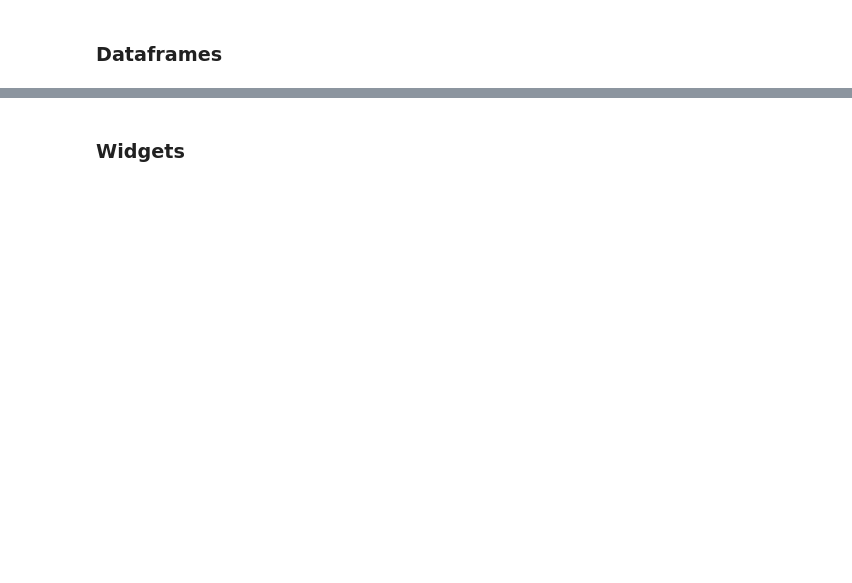
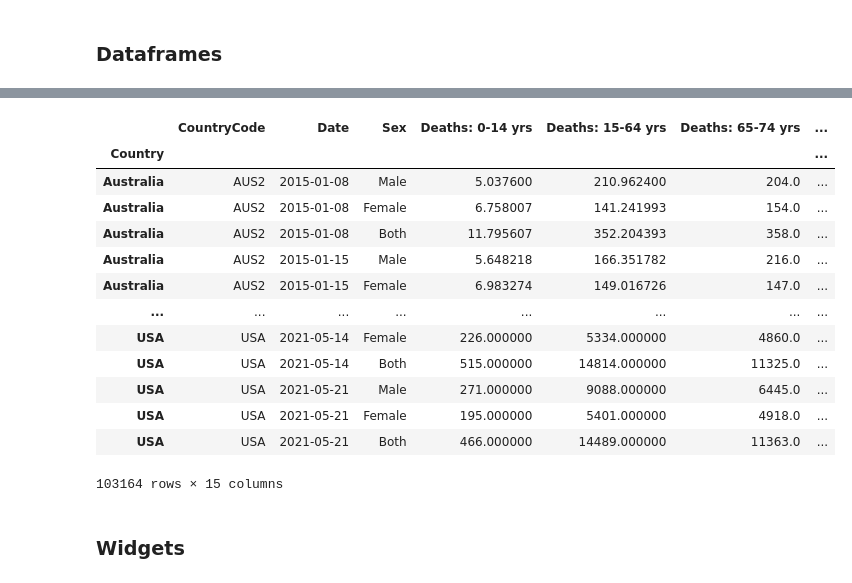
Before and after one commit to glensven/Country_Mortality_Analysis, a Jupyter notebook: Jesus/Panel_Testing_GS.ipynb, the cells around one changed output, grey strips where cells are left out. Saved outputs shown, nothing was run; the diff lists cells and outputs as text; code cells hidden in the pictures; blank space fills up the shorter version.

```diff
--- a/Jesus/Panel_Testing_GS.ipynb
+++ b/Jesus/Panel_Testing_GS.ipynb
@@ -92,21 +90,36 @@ mortality_data_dt_df
 | 103163 | USA | USA | 2021-05-21 | Both | 466.000000 | 14489.000000 | 11363.0 | ... |
 103164 rows × 16 columns
 # %%
-# Set the Country Code Columns as the index
+# Set the Country Columns as the index
 mortality_data_country_indexed = mortality_data_dt_df.set_index(mortality_data_dt_df['Country'])
 mortality_data_country_indexed.drop(columns=['Country'], inplace=True)
 mortality_data_country_indexed.columns = ['CountryCode', 'Date', 'Sex',
                                           'Deaths: 0-14 yrs',
                                           'Deaths: 15-64 yrs',
                                           'Deaths: 65-74 yrs',
                                           'Deaths: 75-84 yrs',
                                           'Deaths: 85+ yrs',
                                           'Deaths: Total',
                                           'Death Rate: 0-14 yrs',
                                           'Death Rate: 15-64 yrs',
                                           'Death Rate: 65-74 yrs',
                                           'Death Rate: 75-84 yrs',
                                           'Death Rate: 85+ yrs',
                                           'Death Rate: Total'
                                           ]
-# mortality_data_country_indexed
+mortality_data_country_indexed
+# %% [output]
+|  | CountryCode | Date | Sex | Deaths: 0-14 yrs | Deaths: 15-64 yrs | Deaths: 65-74 yrs | ... |
+| Country |  |  |  |  |  |  | ... |
+| Australia | AUS2 | 2015-01-08 | Male | 5.037600 | 210.962400 | 204.0 | ... |
+| Australia | AUS2 | 2015-01-08 | Female | 6.758007 | 141.241993 | 154.0 | ... |
+| Australia | AUS2 | 2015-01-08 | Both | 11.795607 | 352.204393 | 358.0 | ... |
+| Australia | AUS2 | 2015-01-15 | Male | 5.648218 | 166.351782 | 216.0 | ... |
+| Australia | AUS2 | 2015-01-15 | Female | 6.983274 | 149.016726 | 147.0 | ... |
+| ... | ... | ... | ... | ... | ... | ... | ... |
+| USA | USA | 2021-05-14 | Female | 226.000000 | 5334.000000 | 4860.0 | ... |
+| USA | USA | 2021-05-14 | Both | 515.000000 | 14814.000000 | 11325.0 | ... |
+| USA | USA | 2021-05-21 | Male | 271.000000 | 9088.000000 | 6445.0 | ... |
+| USA | USA | 2021-05-21 | Female | 195.000000 | 5401.000000 | 4918.0 | ... |
+| USA | USA | 2021-05-21 | Both | 466.000000 | 14489.000000 | 11363.0 | ... |
+103164 rows × 15 columns
```
Also changed, not shown: parts of 13 cells of this notebook.
